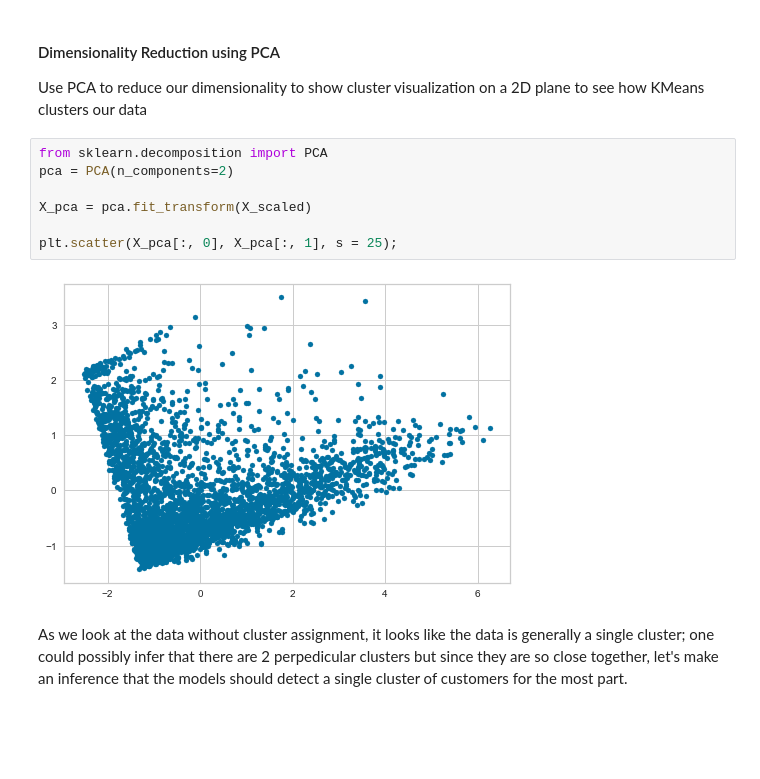
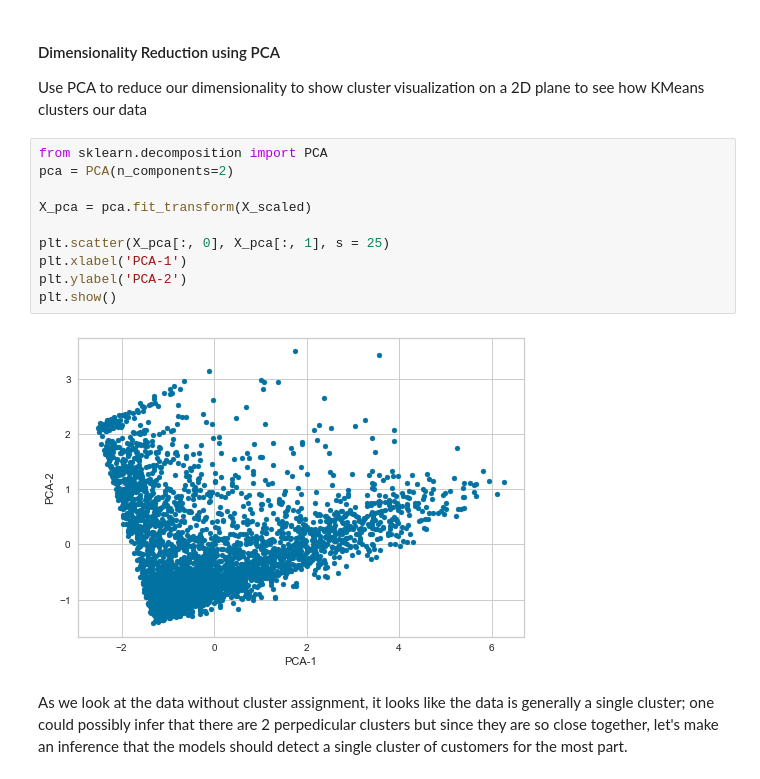
Before and after one commit to Lwhieldon/OnlineRetailCustomerSegmentation, a Jupyter notebook: summaryreport.ipynb, the cells around one changed output. Drawn from its saved outputs; the diff is of its cells as text; blank space fills up the shorter version.

```diff
--- a/summaryreport.ipynb
+++ b/summaryreport.ipynb
@@ -361,12 +361,15 @@ Use PCA to reduce our dimensionality to show cluster visualization on a 2D plane
 # %%
 from sklearn.decomposition import PCA
 pca = PCA(n_components=2)
 
 X_pca = pca.fit_transform(X_scaled)
 
-plt.scatter(X_pca[:, 0], X_pca[:, 1], s = 25);
+plt.scatter(X_pca[:, 0], X_pca[:, 1], s = 25)
+plt.xlabel('PCA-1')
+plt.ylabel('PCA-2')
+plt.show()
 # %% [output]
-[figure, old version]
+[figure, new version]
 # %% [markdown]
 As we look at the data without cluster assignment, it looks like the data is generally a single cluster; one could possibly infer that there are 2 perpedicular clusters but since they are so close together, let's make an inference that the models should detect a single cluster of customers for the most part.
 # %%
```
Also changed, not shown: parts of 4 cells of this notebook, 4 other files.
